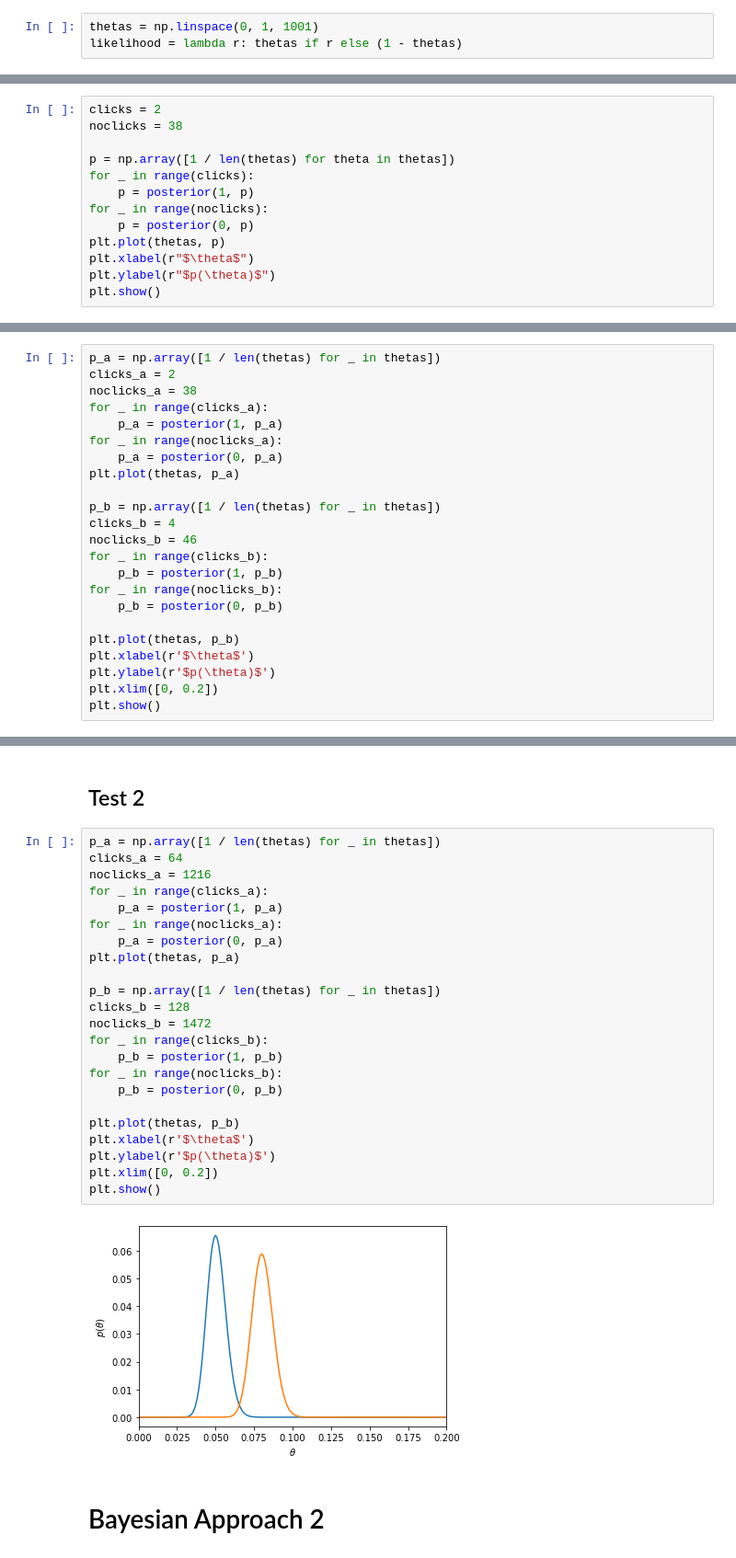
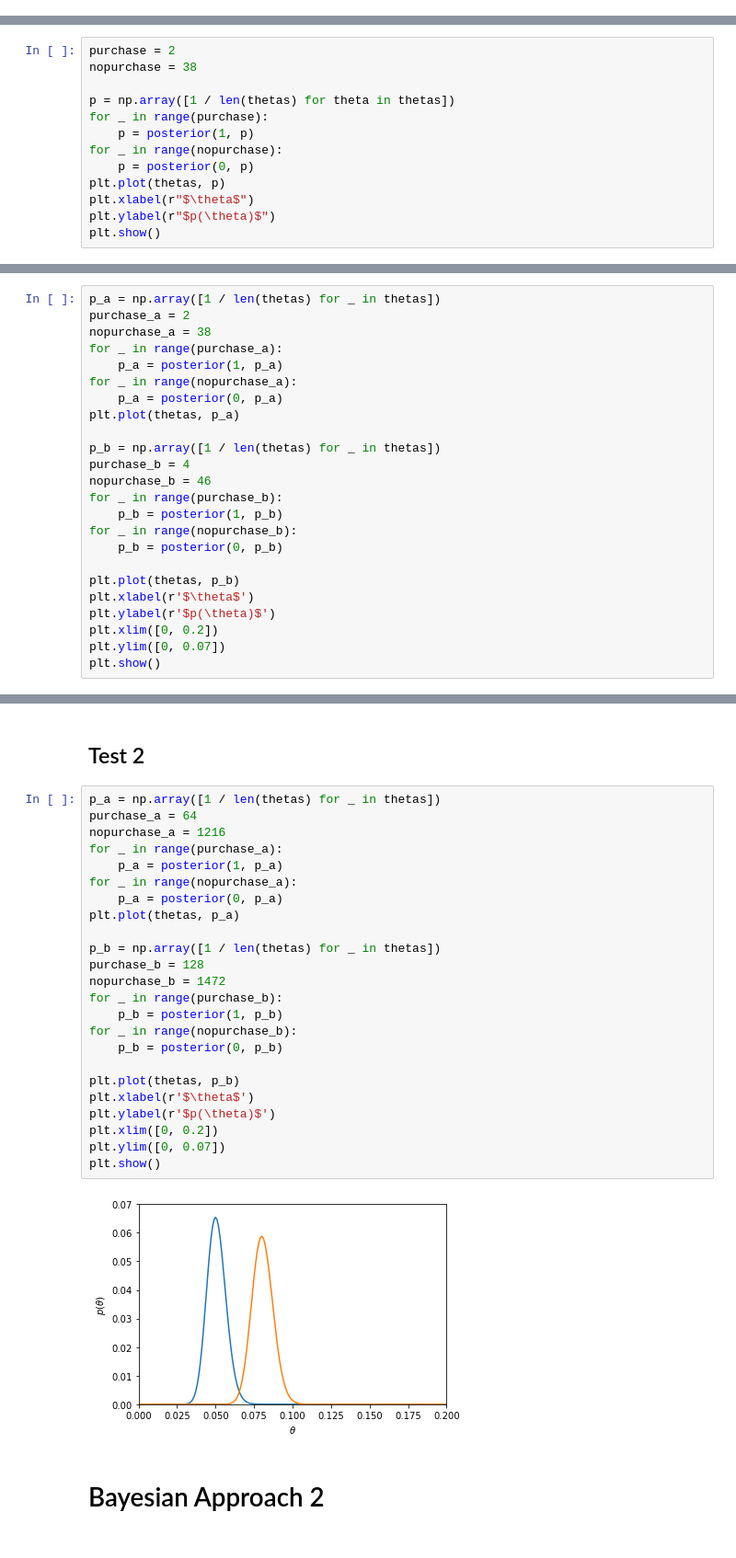
Before and after one commit to rosiananatalie/cs702-computational-interaction, a Jupyter notebook: lec01_ab/abtest.ipynb, the cells around one changed output, grey strips where cells are left out. Shown: that part at 92% size. Cells and saved outputs as stored; diff of their text form.

```diff
--- a/lec01_ab/abtest.ipynb
+++ b/lec01_ab/abtest.ipynb
@@ -37,3 +41,0 @@ import matplotlib.pyplot as plt
-# %%
-thetas = np.linspace(0, 1, 1001)
-likelihood = lambda r: thetas if r else (1 - thetas)
@@ -60,13 +66,13 @@ plt.show()
 # %% [output]
 [figure]
 # %%
-clicks = 2
-noclicks = 38
+purchase = 2
+nopurchase = 38
 
 p = np.array([1 / len(thetas) for theta in thetas])
-for _ in range(clicks):
+for _ in range(purchase):
     p = posterior(1, p)
-for _ in range(noclicks):
+for _ in range(nopurchase):
     p = posterior(0, p)
 plt.plot(thetas, p)
 plt.xlabel(r"$\theta$")
@@ -76,25 +82,26 @@ plt.show()
 [figure]
 # %%
 p_a = np.array([1 / len(thetas) for _ in thetas])
-clicks_a = 2
-noclicks_a = 38
-for _ in range(clicks_a):
+purchase_a = 2
+nopurchase_a = 38
+for _ in range(purchase_a):
     p_a = posterior(1, p_a)
-for _ in range(noclicks_a):
+for _ in range(nopurchase_a):
     p_a = posterior(0, p_a)
 plt.plot(thetas, p_a)
 
 p_b = np.array([1 / len(thetas) for _ in thetas])
-clicks_b = 4
-noclicks_b = 46
-for _ in range(clicks_b):
+purchase_b = 4
+nopurchase_b = 46
+for _ in range(purchase_b):
     p_b = posterior(1, p_b)
-for _ in range(noclicks_b):
+for _ in range(nopurchase_b):
     p_b = posterior(0, p_b)
 
 plt.plot(thetas, p_b)
 plt.xlabel(r'$\theta$')
 plt.ylabel(r'$p(\theta)$')
 plt.xlim([0, 0.2])
+plt.ylim([0, 0.07])
 plt.show()
 # %% [output]
@@ -103,29 +110,30 @@ plt.show()
 ## Test 2
 # %%
 p_a = np.array([1 / len(thetas) for _ in thetas])
-clicks_a = 64
-noclicks_a = 1216
-for _ in range(clicks_a):
+purchase_a = 64
+nopurchase_a = 1216
+for _ in range(purchase_a):
     p_a = posterior(1, p_a)
-for _ in range(noclicks_a):
+for _ in range(nopurchase_a):
     p_a = posterior(0, p_a)
 plt.plot(thetas, p_a)
 
 p_b = np.array([1 / len(thetas) for _ in thetas])
-clicks_b = 128
-noclicks_b = 1472
-for _ in range(clicks_b):
+purchase_b = 128
+nopurchase_b = 1472
+for _ in range(purchase_b):
     p_b = posterior(1, p_b)
-for _ in range(noclicks_b):
+for _ in range(nopurchase_b):
     p_b = posterior(0, p_b)
 
 plt.plot(thetas, p_b)
 plt.xlabel(r'$\theta$')
 plt.ylabel(r'$p(\theta)$')
 plt.xlim([0, 0.2])
+plt.ylim([0, 0.07])
 plt.show()
 # %% [output]
-[figure, old version]
+[figure, new version]
 # %% [markdown]
 # Bayesian Approach 2
 # %%
```
Also changed, not shown: parts of 15 cells of this notebook, 2 other files.
